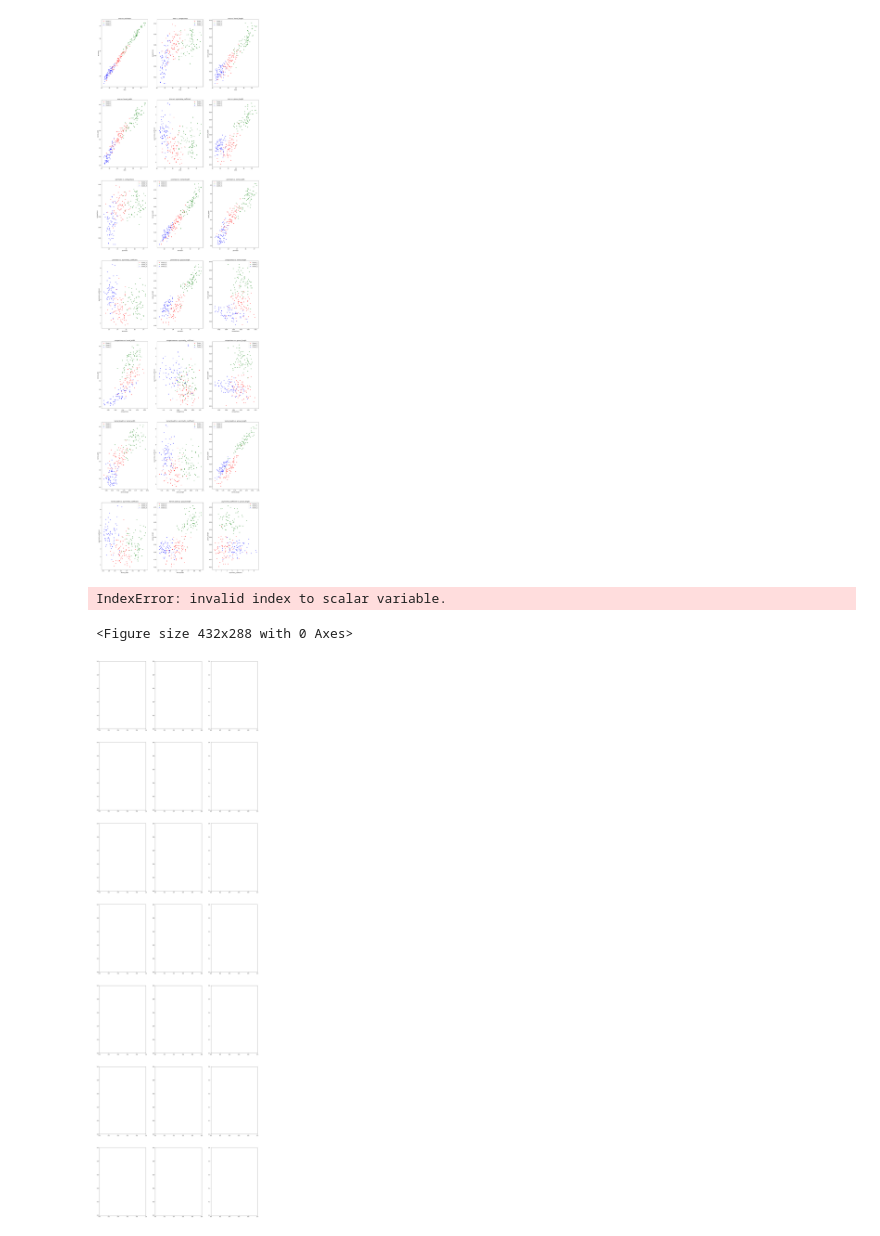
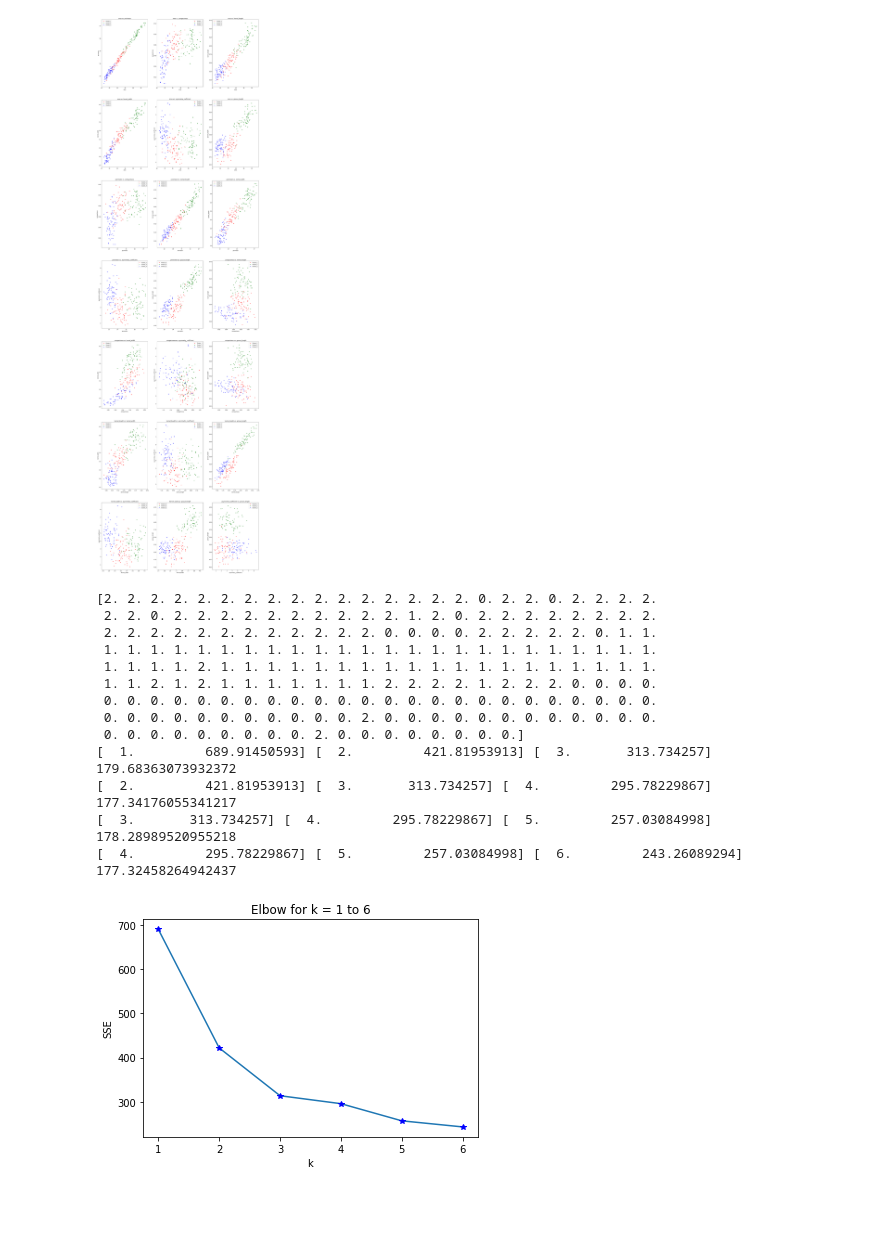
Before and after one commit to rahadiankp/kmeans-kk, a Jupyter notebook: TUGAS 2 KK - K-MEANS.ipynb, the cells around one changed output. Cells and saved outputs as stored; diff of their text form; code cells hidden in the pictures; blank space fills up the shorter version.

```diff
--- a/TUGAS 2 KK - K-MEANS.ipynb
+++ b/TUGAS 2 KK - K-MEANS.ipynb
@@ -143,7 +143,7 @@ class KMeans(object):
         plt.xlabel(self.keycols[0])
         plt.ylabel(self.keycols[1])
         plt.show()
-        '''
+
         plt.figure()
         fig,ax=plt.subplots(7,3,figsize=(25, 90))
         count = 0
@@ -158,6 +158,8 @@ class KMeans(object):
                 ax[idi][idj].legend()
             count += 1
         plt.show()
+        '''
+        pass
 
     def sse(self, k = 0):
         if not k:
@@ -213,35 +215,50 @@ class KMeans(object):
 
     def __generate_centroids(self):
         centroids = []
         for i in range(len(self.keycols)):
             centroids += [
                 np.random.randint(
                             np.min(self.data[:, i])-1,
                             np.max(self.data[:, i])+1,
                             size = self.k
                 )
             ]
 
         return np.array(list(zip(*centroids)), dtype=np.float32)
 
     def set_k(self, k):
         self.k = k
 
     def get_k(self):
         return self.k
 
     def set_keycols(self, keycols):
         self.keycols = keycols
 
     def get_keycols(self):
         return self.keycols
 
-a = KMeans(dataset, 3, [], with_output = True)
+a = KMeans(dataset, 3, with_output = True)
 a.run()
-#a.show_clusters()
+a.show_clusters()
 a.plot()
 a.elbow(1, 6)
 # %% [output]
-IndexError: invalid index to scalar variable.
+[2. 2. 2. 2. 2. 2. 2. 2. 2. 2. 2. 2. 2. 2. 2. 2. 0. 2. 2. 0. 2. 2. 2. 2.
+ 2. 2. 0. 2. 2. 2. 2. 2. 2. 2. 2. 2. 2. 1. 2. 0. 2. 2. 2. 2. 2. 2. 2. 2.
+ 2. 2. 2. 2. 2. 2. 2. 2. 2. 2. 2. 2. 0. 0. 0. 0. 2. 2. 2. 2. 2. 0. 1. 1.
+ 1. 1. 1. 1. 1. 1. 1. 1. 1. 1. 1. 1. 1. 1. 1. 1. 1. 1. 1. 1. 1. 1. 1. 1.
+ 1. 1. 1. 1. 2. 1. 1. 1. 1. 1. 1. 1. 1. 1. 1. 1. 1. 1. 1. 1. 1. 1. 1. 1.
+ 1. 1. 2. 1. 2. 1. 1. 1. 1. 1. 1. 1. 2. 2. 2. 2. 1. 2. 2. 2. 0. 0. 0. 0.
+ 0. 0. 0. 0. 0. 0. 0. 0. 0. 0. 0. 0. 0. 0. 0. 0. 0. 0. 0. 0. 0. 0. 0. 0.
+ 0. 0. 0. 0. 0. 0. 0. 0. 0. 0. 0. 2. 0. 0. 0. 0. 0. 0. 0. 0. 0. 0. 0. 0.
+ 0. 0. 0. 0. 0. 0. 0. 0. 0. 2. 0. 0. 0. 0. 0. 0. 0. 0.]
+[  1.         689.91450593] [  2.         421.81953913] [  3.       313.734257]
+179.68363073932372
+[  2.         421.81953913] [  3.       313.734257] [  4.         295.78229867]
+177.34176055341217
+[  3.       313.734257] [  4.         295.78229867] [  5.         257.03084998]
+178.28989520955218
+[  4.         295.78229867] [  5.         257.03084998] [  6.         243.26089294]
+177.32458264942437
-<Figure size 432x288 with 0 Axes>
-[figure, old version]
+[figure, new version]
```
